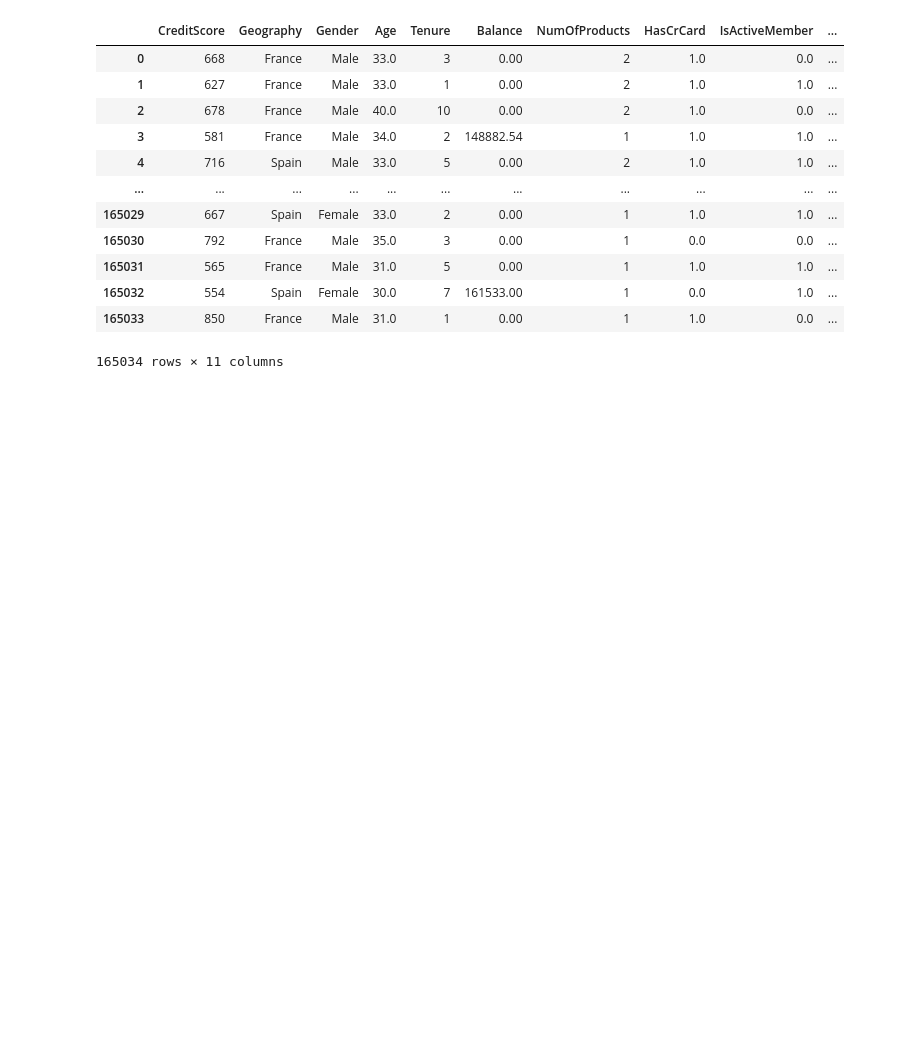
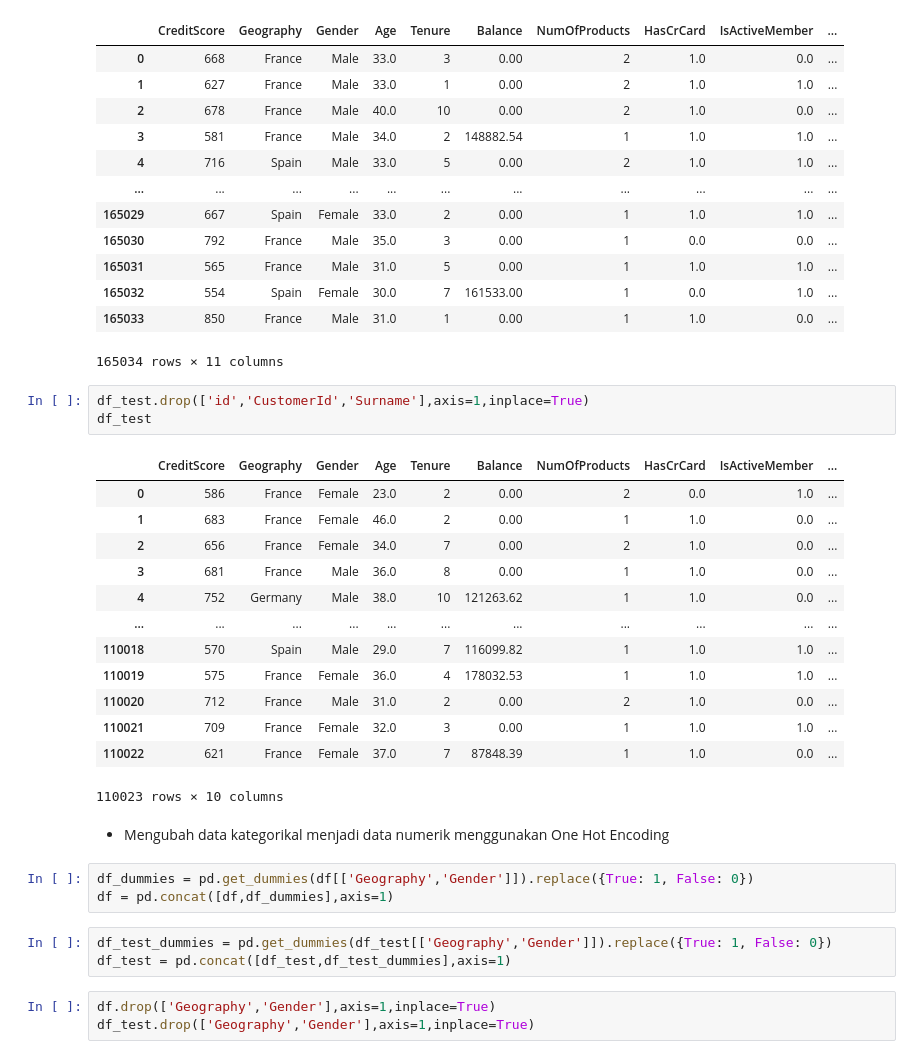
Before and after one commit to JayaWinata/Final-Project-PPM, a Jupyter notebook: Bank-Churn/bank_churn.ipynb, the cells around one changed output. Drawn from its saved outputs; the diff is of its cells as text; blank space fills up the shorter version.

Commit message:
Bank Churn Data preprocessing

```diff
--- a/Bank-Churn/bank_churn.ipynb
+++ b/Bank-Churn/bank_churn.ipynb
@@ -77,6 +121,34 @@ df
 | 165032 | 554 | Spain | Female | 30.0 | 7 | 161533.00 | 1 | 0.0 | 1.0 | ... |
 | 165033 | 850 | France | Male | 31.0 | 1 | 0.00 | 1 | 1.0 | 0.0 | ... |
 165034 rows × 11 columns
+# %%
+df_test.drop(['id','CustomerId','Surname'],axis=1,inplace=True)
+df_test
+# %% [output]
+|  | CreditScore | Geography | Gender | Age | Tenure | Balance | NumOfProducts | HasCrCard | IsActiveMember | ... |
+| 0 | 586 | France | Female | 23.0 | 2 | 0.00 | 2 | 0.0 | 1.0 | ... |
+| 1 | 683 | France | Female | 46.0 | 2 | 0.00 | 1 | 1.0 | 0.0 | ... |
+| 2 | 656 | France | Female | 34.0 | 7 | 0.00 | 2 | 1.0 | 0.0 | ... |
+| 3 | 681 | France | Male | 36.0 | 8 | 0.00 | 1 | 1.0 | 0.0 | ... |
+| 4 | 752 | Germany | Male | 38.0 | 10 | 121263.62 | 1 | 1.0 | 0.0 | ... |
+| ... | ... | ... | ... | ... | ... | ... | ... | ... | ... | ... |
+| 110018 | 570 | Spain | Male | 29.0 | 7 | 116099.82 | 1 | 1.0 | 1.0 | ... |
+| 110019 | 575 | France | Female | 36.0 | 4 | 178032.53 | 1 | 1.0 | 1.0 | ... |
+| 110020 | 712 | France | Male | 31.0 | 2 | 0.00 | 2 | 1.0 | 0.0 | ... |
+| 110021 | 709 | France | Female | 32.0 | 3 | 0.00 | 1 | 1.0 | 1.0 | ... |
+| 110022 | 621 | France | Female | 37.0 | 7 | 87848.39 | 1 | 1.0 | 0.0 | ... |
+110023 rows × 10 columns
+# %% [markdown]
+- Mengubah data kategorikal menjadi data numerik menggunakan One Hot Encoding
+# %%
+df_dummies = pd.get_dummies(df[['Geography','Gender']]).replace({True: 1, False: 0})
+df = pd.concat([df,df_dummies],axis=1)
+# %%
+df_test_dummies = pd.get_dummies(df_test[['Geography','Gender']]).replace({True: 1, False: 0})
+df_test = pd.concat([df_test,df_test_dummies],axis=1)
+# %%
+df.drop(['Geography','Gender'],axis=1,inplace=True)
+df_test.drop(['Geography','Gender'],axis=1,inplace=True)
 # %%
 # X = df.iloc[:,-4:-1]
 # print(X)
```
Also changed, not shown: parts of 6 cells of this notebook.
